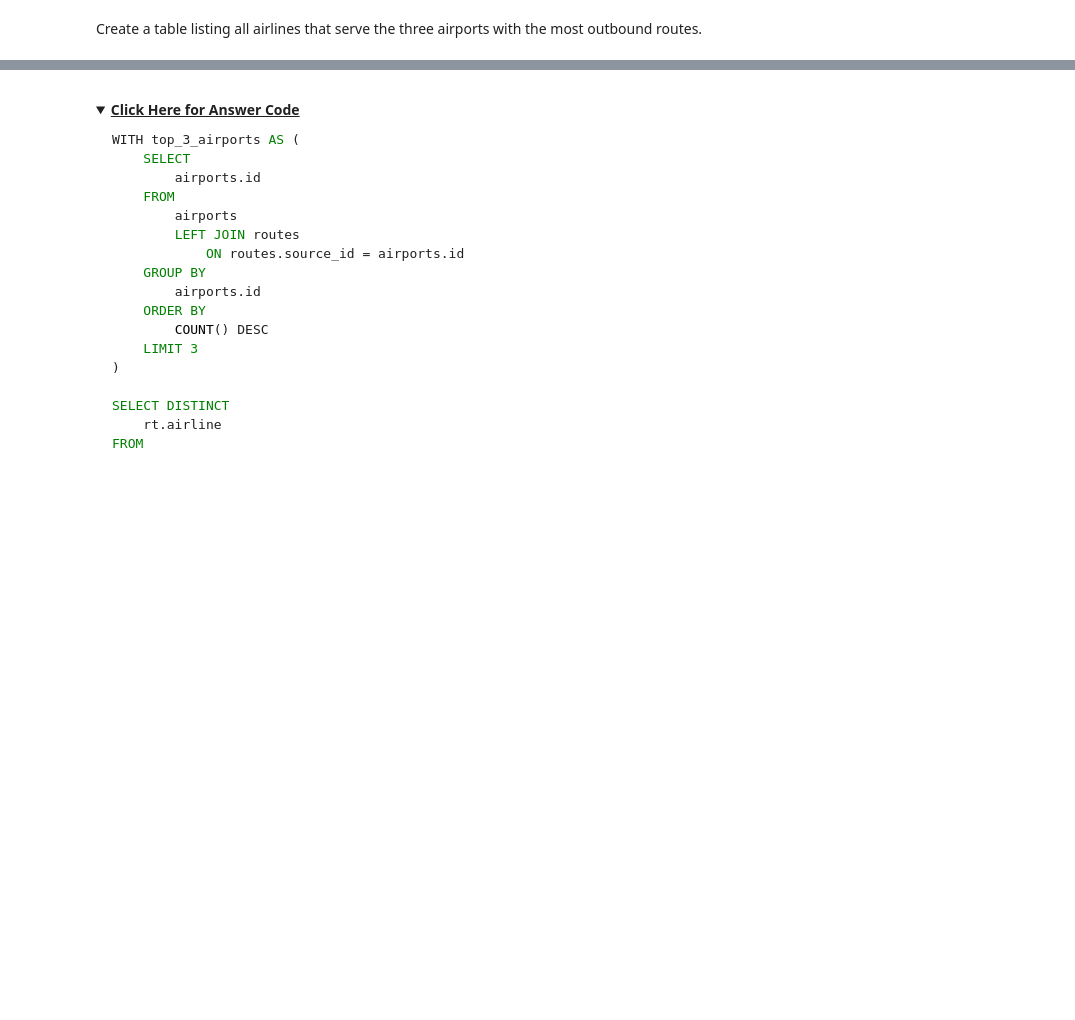
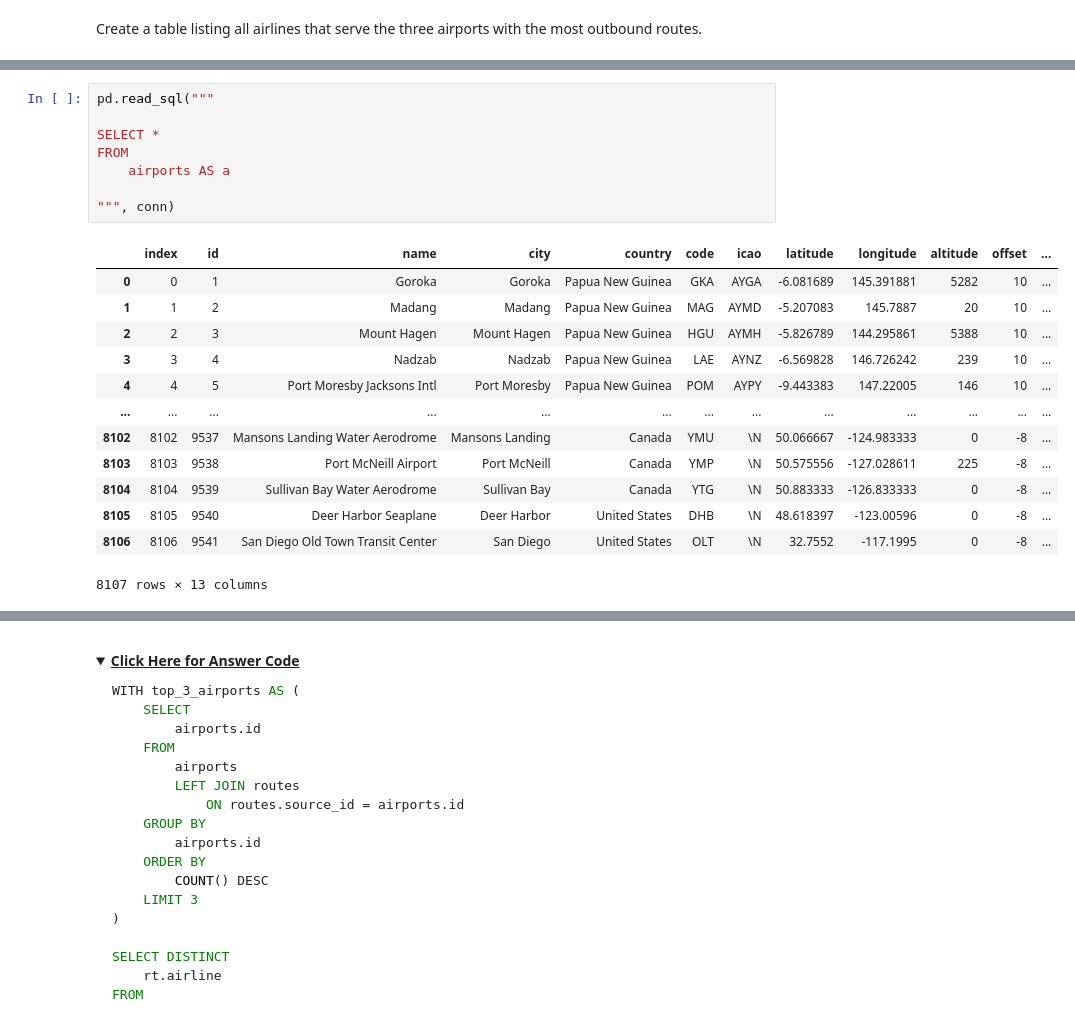
Before and after one commit to flatiron-school/DS-Deloitte-1003-c3, a Jupyter notebook: Lectures/SQL-Subqueries-Implementations/sql_subqueries.ipynb, the cells around one changed output, grey strips where cells are left out. Drawn from its saved outputs; the diff is of its cells as text; folded sections open; blank space fills up the shorter version.

```diff
--- a/Lectures/SQL-Subqueries-Implementations/sql_subqueries.ipynb
+++ b/Lectures/SQL-Subqueries-Implementations/sql_subqueries.ipynb
@@ -264,0 +285,22 @@ Create a table listing all airlines that serve the three airports with the most
+# %%
+pd.read_sql("""
+
+SELECT *
+FROM
+    airports AS a
+
+""", conn)
+# %% [output]
+|  | index | id | name | city | country | code | icao | latitude | longitude | altitude | offset | ... |
+| 0 | 0 | 1 | Goroka | Goroka | Papua New Guinea | GKA | AYGA | -6.081689 | 145.391881 | 5282 | 10 | ... |
+| 1 | 1 | 2 | Madang | Madang | Papua New Guinea | MAG | AYMD | -5.207083 | 145.7887 | 20 | 10 | ... |
+| 2 | 2 | 3 | Mount Hagen | Mount Hagen | Papua New Guinea | HGU | AYMH | -5.826789 | 144.295861 | 5388 | 10 | ... |
+| 3 | 3 | 4 | Nadzab | Nadzab | Papua New Guinea | LAE | AYNZ | -6.569828 | 146.726242 | 239 | 10 | ... |
+| 4 | 4 | 5 | Port Moresby Jacksons Intl | Port Moresby | Papua New Guinea | POM | AYPY | -9.443383 | 147.22005 | 146 | 10 | ... |
+| ... | ... | ... | ... | ... | ... | ... | ... | ... | ... | ... | ... | ... |
+| 8102 | 8102 | 9537 | Mansons Landing Water Aerodrome | Mansons Landing | Canada | YMU | \N | 50.066667 | -124.983333 | 0 | -8 | ... |
+| 8103 | 8103 | 9538 | Port McNeill Airport | Port McNeill | Canada | YMP | \N | 50.575556 | -127.028611 | 225 | -8 | ... |
+| 8104 | 8104 | 9539 | Sullivan Bay Water Aerodrome | Sullivan Bay | Canada | YTG | \N | 50.883333 | -126.833333 | 0 | -8 | ... |
+| 8105 | 8105 | 9540 | Deer Harbor Seaplane | Deer Harbor | United States | DHB | \N | 48.618397 | -123.00596 | 0 | -8 | ... |
+| 8106 | 8106 | 9541 | San Diego Old Town Transit Center | San Diego | United States | OLT | \N | 32.7552 | -117.1995 | 0 | -8 | ... |
+8107 rows × 13 columns
```
Also changed, not shown: parts of 3 cells of this notebook.
